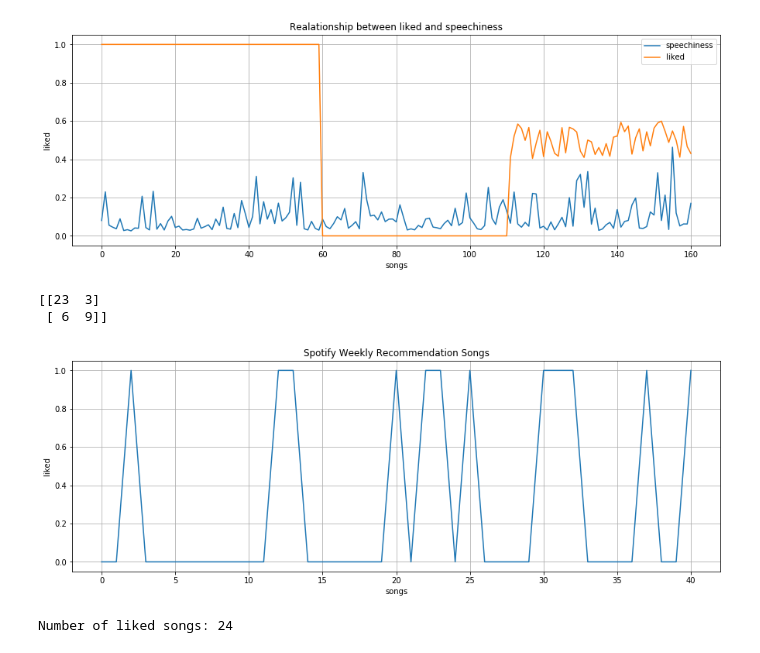
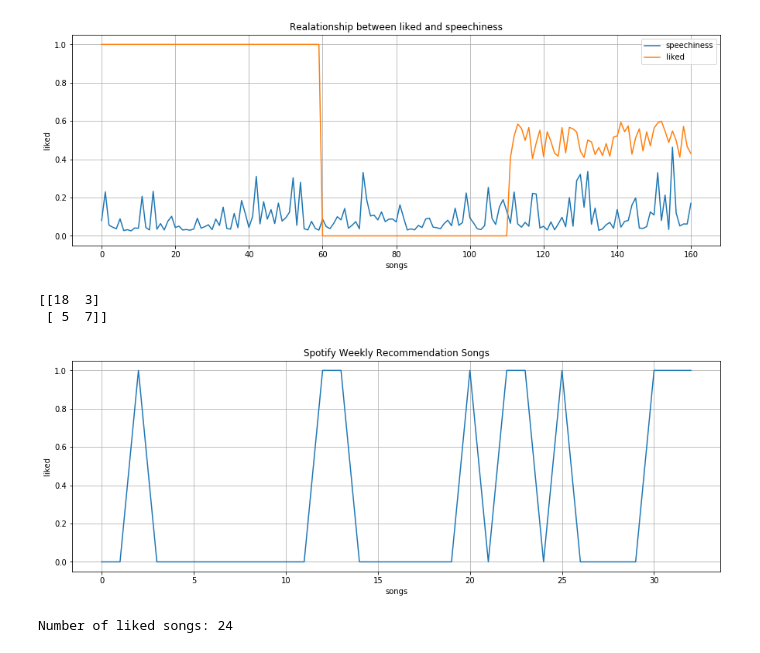
Before and after one commit to alamtellez/song_recommendation, a Jupyter notebook: jupyter_model.ipynb, the cells around one changed output. Drawn from its saved outputs; the diff is of its cells as text; code cells hidden in the pictures.

```diff
--- a/jupyter_model.ipynb
+++ b/jupyter_model.ipynb
@@ -152,27 +152,27 @@ numpy_neg_data_test = np.asarray(neg_test_data.drop(['speechiness'], axis=1))
 # %%
 mlpc = MLPClassifier(hidden_layer_sizes=(100, 200, 100), activation='relu',
                          solver='lbfgs', alpha=0.005, learning_rate_init = 0.001, shuffle=False)
 
 numpy_data_train_x = np.asarray(data.drop(['liked', 'speechiness'], axis=1))
 dt = np.dtype(np.int32)
 numpy_data_train_y = np.asarray(data['liked'], dtype=dt)
 
-X_train, X_test, y_train, y_test = train_test_split(numpy_data_train_x, numpy_data_train_y, test_size = 0.25, random_state = 0)
+X_train, X_test, y_train, y_test = train_test_split(numpy_data_train_x, numpy_data_train_y, test_size = 0.2, random_state = 0)
 mlpc.fit(X_train, y_train)
 prediction = mlpc.predict(X_test)
 cm = confusion_matrix(y_test, prediction)
 print(cm)
 
 fig = plt.figure(figsize=(15,5))
 ax = fig.add_subplot(111)
 ax.plot(prediction)
 ax.set(xlabel='songs', ylabel='liked', title='Spotify Weekly Recommendation Songs')
 ax.grid()
 plt.show()
 # %% [output]
-[[23  3]
- [ 6  9]]
+[[18  3]
+ [ 5  7]]
-[figure, old version]
+[figure, new version]
 # %%
 print("Number of liked songs:", np.count_nonzero(prediction))
 # %% [output]
```
